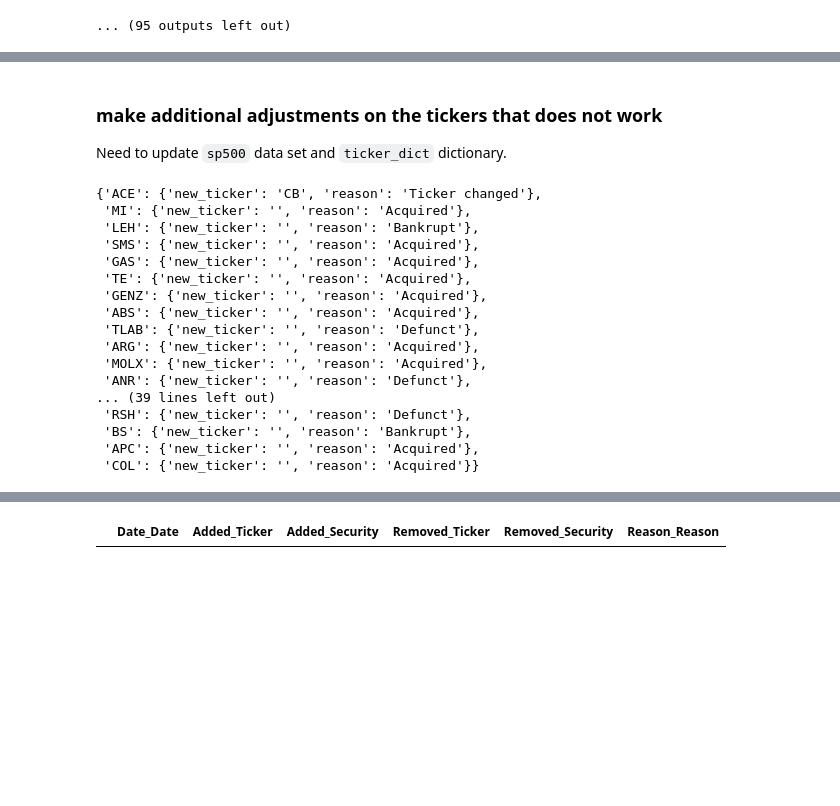
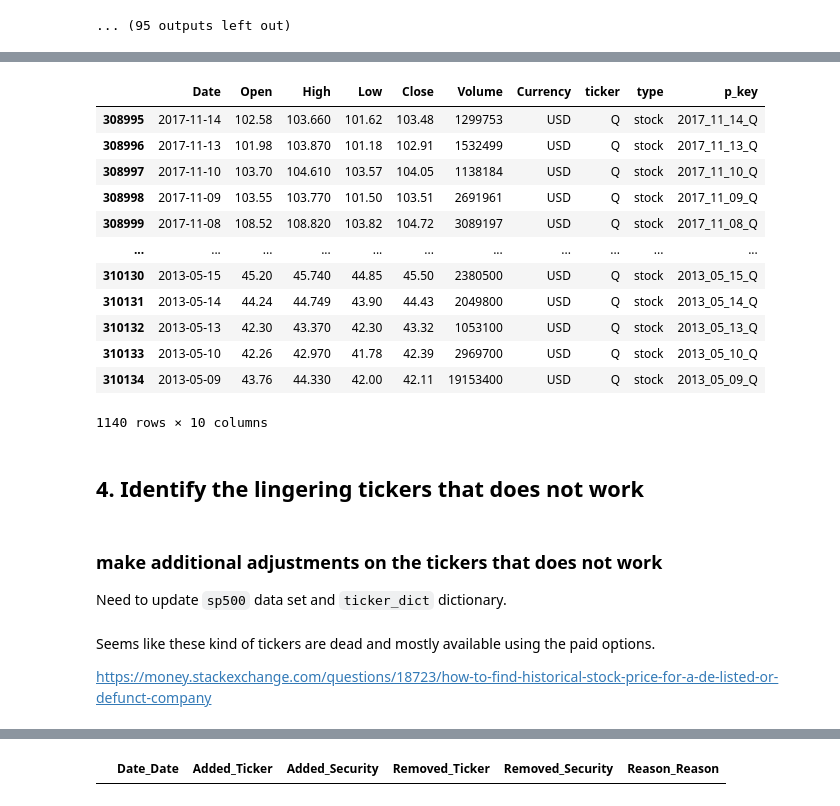
Before and after one commit to hooman34/platform, a Jupyter notebook: notebooks/99_S&P500_over_DMA.ipynb, the cells around one changed output, grey strips where cells are left out. Drawn from its saved outputs; the diff is of its cells as text; code cells hidden in the pictures; blank space fills up the shorter version.

```diff
--- a/notebooks/99_S&P500_over_DMA.ipynb
+++ b/notebooks/99_S&P500_over_DMA.ipynb
@@ -444,3 +435,21 @@ stocks.to_csv("app/data_storage/S&P500/sp500_history.csv", index=False)
+# %%
+stocks.loc[stocks.ticker=='Q']
+# %% [output]
+|  | Date | Open | High | Low | Close | Volume | Currency | ticker | type | p_key |
+| 308995 | 2017-11-14 | 102.58 | 103.660 | 101.62 | 103.48 | 1299753 | USD | Q | stock | 2017_11_14_Q |
+| 308996 | 2017-11-13 | 101.98 | 103.870 | 101.18 | 102.91 | 1532499 | USD | Q | stock | 2017_11_13_Q |
+| 308997 | 2017-11-10 | 103.70 | 104.610 | 103.57 | 104.05 | 1138184 | USD | Q | stock | 2017_11_10_Q |
+| 308998 | 2017-11-09 | 103.55 | 103.770 | 101.50 | 103.51 | 2691961 | USD | Q | stock | 2017_11_09_Q |
+| 308999 | 2017-11-08 | 108.52 | 108.820 | 103.82 | 104.72 | 3089197 | USD | Q | stock | 2017_11_08_Q |
+| ... | ... | ... | ... | ... | ... | ... | ... | ... | ... | ... |
+| 310130 | 2013-05-15 | 45.20 | 45.740 | 44.85 | 45.50 | 2380500 | USD | Q | stock | 2013_05_15_Q |
+| 310131 | 2013-05-14 | 44.24 | 44.749 | 43.90 | 44.43 | 2049800 | USD | Q | stock | 2013_05_14_Q |
+| 310132 | 2013-05-13 | 42.30 | 43.370 | 42.30 | 43.32 | 1053100 | USD | Q | stock | 2013_05_13_Q |
+| 310133 | 2013-05-10 | 42.26 | 42.970 | 41.78 | 42.39 | 2969700 | USD | Q | stock | 2013_05_10_Q |
+| 310134 | 2013-05-09 | 43.76 | 44.330 | 42.00 | 42.11 | 19153400 | USD | Q | stock | 2013_05_09_Q |
+1140 rows × 10 columns
+# %% [markdown]
+## 4. Identify the lingering tickers that does not work
 # %% [markdown]
 ### make additional adjustments on the tickers that does not work
 
@@ -558,23 +567,7 @@ ticker_adjustments['APC'] = {"new_ticker":"",
                             "reason":"Acquired"}
 ticker_adjustments['COL'] = {"new_ticker":"",
                             "reason":"Acquired"}
-# %%
-ticker_adjustments
-# %% [output]
-{'ACE': {'new_ticker': 'CB', 'reason': 'Ticker changed'},
- 'MI': {'new_ticker': '', 'reason': 'Acquired'},
- 'LEH': {'new_ticker': '', 'reason': 'Bankrupt'},
- 'SMS': {'new_ticker': '', 'reason': 'Acquired'},
- 'GAS': {'new_ticker': '', 'reason': 'Acquired'},
- 'TE': {'new_ticker': '', 'reason': 'Acquired'},
- 'GENZ': {'new_ticker': '', 'reason': 'Acquired'},
- 'ABS': {'new_ticker': '', 'reason': 'Acquired'},
- 'TLAB': {'new_ticker': '', 'reason': 'Defunct'},
- 'ARG': {'new_ticker': '', 'reason': 'Acquired'},
- 'MOLX': {'new_ticker': '', 'reason': 'Acquired'},
- 'ANR': {'new_ticker': '', 'reason': 'Defunct'},
-... (39 lines left out)
- 'RSH': {'new_ticker': '', 'reason': 'Defunct'},
- 'BS': {'new_ticker': '', 'reason': 'Bankrupt'},
- 'APC': {'new_ticker': '', 'reason': 'Acquired'},
- 'COL': {'new_ticker': '', 'reason': 'Acquired'}}
+# %% [markdown]
+Seems like these kind of tickers are dead and mostly available using the paid options.
+
+https://money.stackexchange.com/questions/18723/how-to-find-historical-stock-price-for-a-de-listed-or-defunct-company
```
Also changed, not shown: parts of 62 cells of this notebook, 10 other files.
